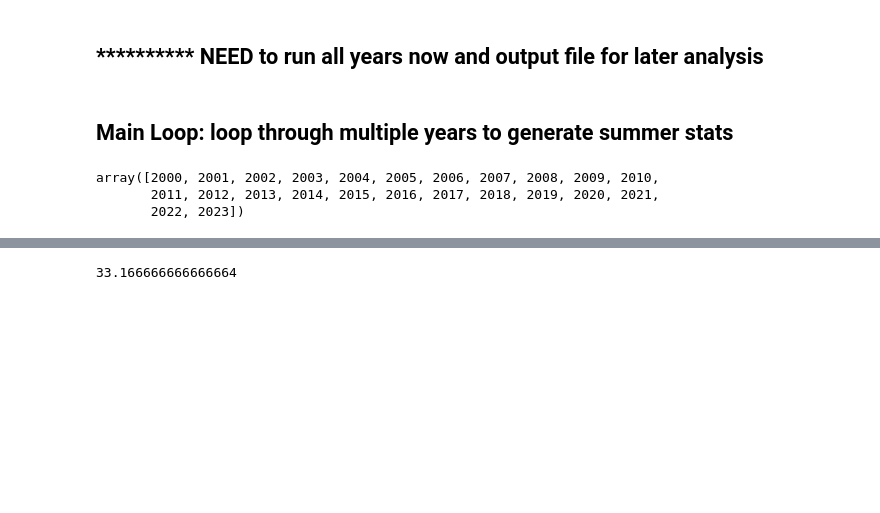
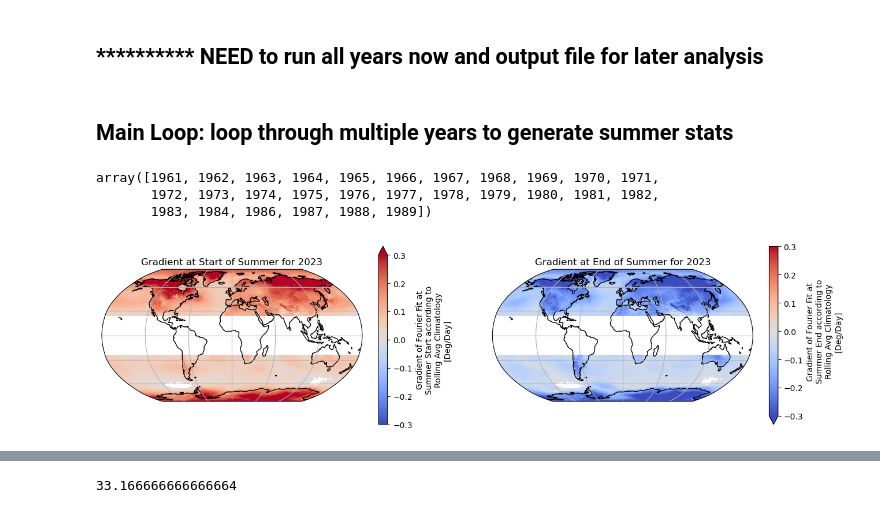
Before and after one commit to tedscott/HeatWaves, a Jupyter notebook: StartEndGradientsFourier.ipynb, the cells around one changed output, grey strips where cells are left out. Drawn from its saved outputs; the diff is of its cells as text; code cells hidden in the pictures; blank space fills up the shorter version.

```diff
--- a/StartEndGradientsFourier.ipynb
+++ b/StartEndGradientsFourier.ipynb
@@ -330,13 +336,15 @@ start_day, last_day, grad_start, grad_end
 # %%
 # process_yrs = [1990,1991,1992,1993, 1994, 1995, 1996, 1997, 1998, 1999, 2002, 2004, 2005, 2006, 2007, 2008,
 #               2009, 2010, 2011, 2012, 2012, 2013, 2014, 2015, 2016, 2017, 2018, 2019, 2020, 2021, 2022]
-process_yrs = np.arange(2000, 2024,1)
+process_yrs = np.arange(1961, 1985,1)
+missing = np.arange(1986,1990,1)
 
+process_yrs = np.append(process_yrs,missing)
 process_yrs
 # %% [output]
-array([2000, 2001, 2002, 2003, 2004, 2005, 2006, 2007, 2008, 2009, 2010,
-       2011, 2012, 2013, 2014, 2015, 2016, 2017, 2018, 2019, 2020, 2021,
-       2022, 2023])
+array([1961, 1962, 1963, 1964, 1965, 1966, 1967, 1968, 1969, 1970, 1971,
+       1972, 1973, 1974, 1975, 1976, 1977, 1978, 1979, 1980, 1981, 1982,
+       1983, 1984, 1986, 1987, 1988, 1989])
 # %%
 %%time
 
@@ -389,10 +397,10 @@ for input_year in process_yrs:
     summerend.attrs["long_name"] = "Last day of summer for the year (DOY in [1,365])"
     summerend.attrs["units"] = "Day of year"
 
-    start_grad_f.attrs["long_name"] = "Gradient of Fourier Fit at Summer Start according to Rolling Avg Climatology"
+    start_grad_f.attrs["long_name"] = "Gradient of Fourier Fit at Summer Start"
     start_grad_f.attrs["units"] = "Deg/Day"
 
-    end_grad_f.attrs["long_name"] = "Gradient of Fourier Fit at Summer End according to Rolling Avg Climatology"
+    end_grad_f.attrs["long_name"] = "Gradient of Fourier Fit at Summer End"
     end_grad_f.attrs["units"] = "Deg/Day"
 
 
@@ -429,7 +437,7 @@ for input_year in process_yrs:
     # plots for the year
     ##############
     # Global summer mean temp for the year
-    fig = plt.figure(figsize=(14,6))
+    fig = plt.figure(figsize=(16,8))
 
     ax1 = fig.add_subplot(1,2,1, projection=ccrs.Robinson(central_longitude=0))
     # assign axis and def projection to use
@@ -439,12 +447,13 @@ for input_year in process_yrs:
     ax1.coastlines()
     ax1.gridlines()
 
-    sum_ds.GradientSummStartFourier.plot(
+    sum_ds.GradientSummStartFourier.where((sum_ds.lat >= nh_min) | (sum_ds.lat <= sh_min)).plot(
         ax=ax1,
         transform=ccrs.PlateCarree(), # assign map projection
         vmin=-0.3,
         vmax=0.3, # define range to include an entire year
-        cmap="coolwarm"#"YlOrRd"#cmap="coolwarm"
+        cmap="coolwarm",#"YlOrRd"#cmap="coolwarm"
+        cbar_kwargs={'shrink': 0.5}
     )
     ax1.set_title("Gradient at Start of Summer for "+str(input_year))#+" using 1961-1990 baseline")
 
@@ -456,13 +465,58 @@ for input_year in process_yrs:
     ax2.coastlines()
     ax2.gridlines()
 
-    sum_ds.GradientSummEndFourier.plot(
+    sum_ds.GradientSummEndFourier.where((sum_ds.lat >= nh_min) | (sum_ds.lat <= sh_min)).plot(
         ax=ax2,
         transform=ccrs.PlateCarree(), # assign map projection
         vmin=-0.3,
         vmax=0.3, # define range to include an entire year
-        cmap="coolwarm"#"YlOrRd"#cmap="coolwarm"
+        cmap="coolwarm",#"YlOrRd"#cmap="coolwarm"
+        cbar_kwargs={'shrink': 0.5}
     )
     ax2.set_title("Gradient at End of Summer for "+str(input_year))#+" using 1961-1990 baseline")
     #plt.tight_layout()
     plt.show()
+# %%
+%%time
+
+fig = plt.figure(figsize=(16,8))
+
+ax1 = fig.add_subplot(1,2,1, projection=ccrs.Robinson(central_longitude=0))
+# assign axis and def projection to use
+#ax1 = plt.axes(projection=ccrs.Robinson(central_longitude=0))
+
+# add coastlines and grid
+ax1.coastlines()
+ax1.gridlines()
+
+sum_ds.GradientSummStartFourier.where((sum_ds.lat >= nh_min) | (sum_ds.lat <= sh_min)).plot(
+    ax=ax1,
+    transform=ccrs.PlateCarree(), # assign map projection
+    vmin=-0.3,
+    vmax=0.3, # define range to include an entire year
+    cmap="coolwarm",#"YlOrRd"#cmap="coolwarm"
+    cbar_kwargs={'shrink': 0.5}
+)
+ax1.set_title("Gradient at Start of Summer for "+str(input_year))#+" using 1961-1990 baseline")
+
+ax2 = fig.add_subplot(1,2,2, projection=ccrs.Robinson(central_longitude=0))
+# assign axis and def projection to use
+#ax2 = plt.axes()
+
+# add coastlines and grid
+ax2.coastlines()
+ax2.gridlines()
+
+sum_ds.GradientSummEndFourier.where((sum_ds.lat >= nh_min) | (sum_ds.lat <= sh_min)).plot(
+    ax=ax2,
+    transform=ccrs.PlateCarree(), # assign map projection
+    vmin=-0.3,
+    vmax=0.3, # define range to include an entire year
+    cmap="coolwarm",#"YlOrRd"#cmap="coolwarm"
+    cbar_kwargs={'shrink': 0.5}
+)
+ax2.set_title("Gradient at End of Summer for "+str(input_year))#+" using 1961-1990 baseline")
+#plt.tight_layout()
+plt.show()
+# %% [output]
+[figure, added]
```
Also changed, not shown: parts of 4 cells of this notebook.
